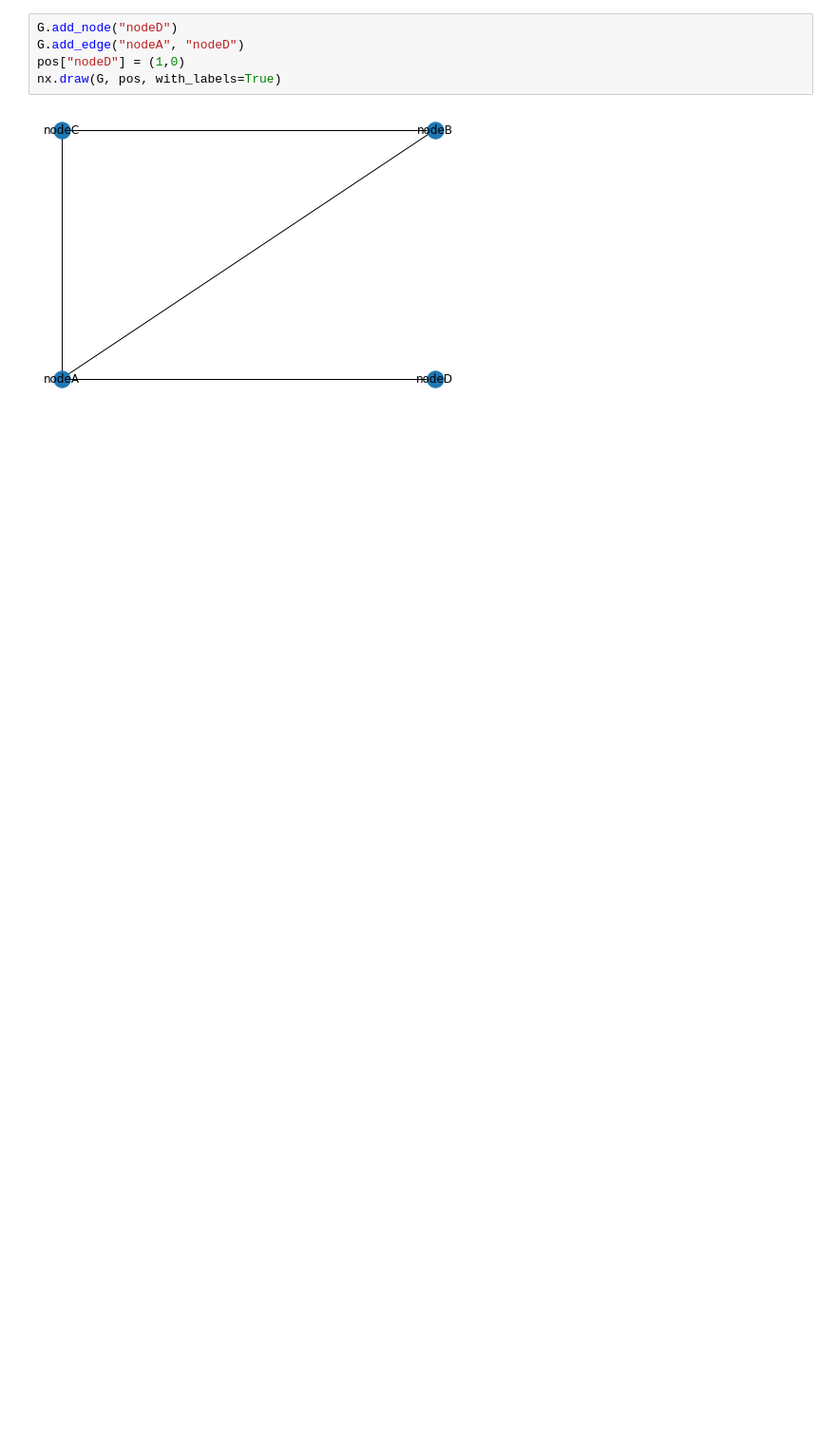
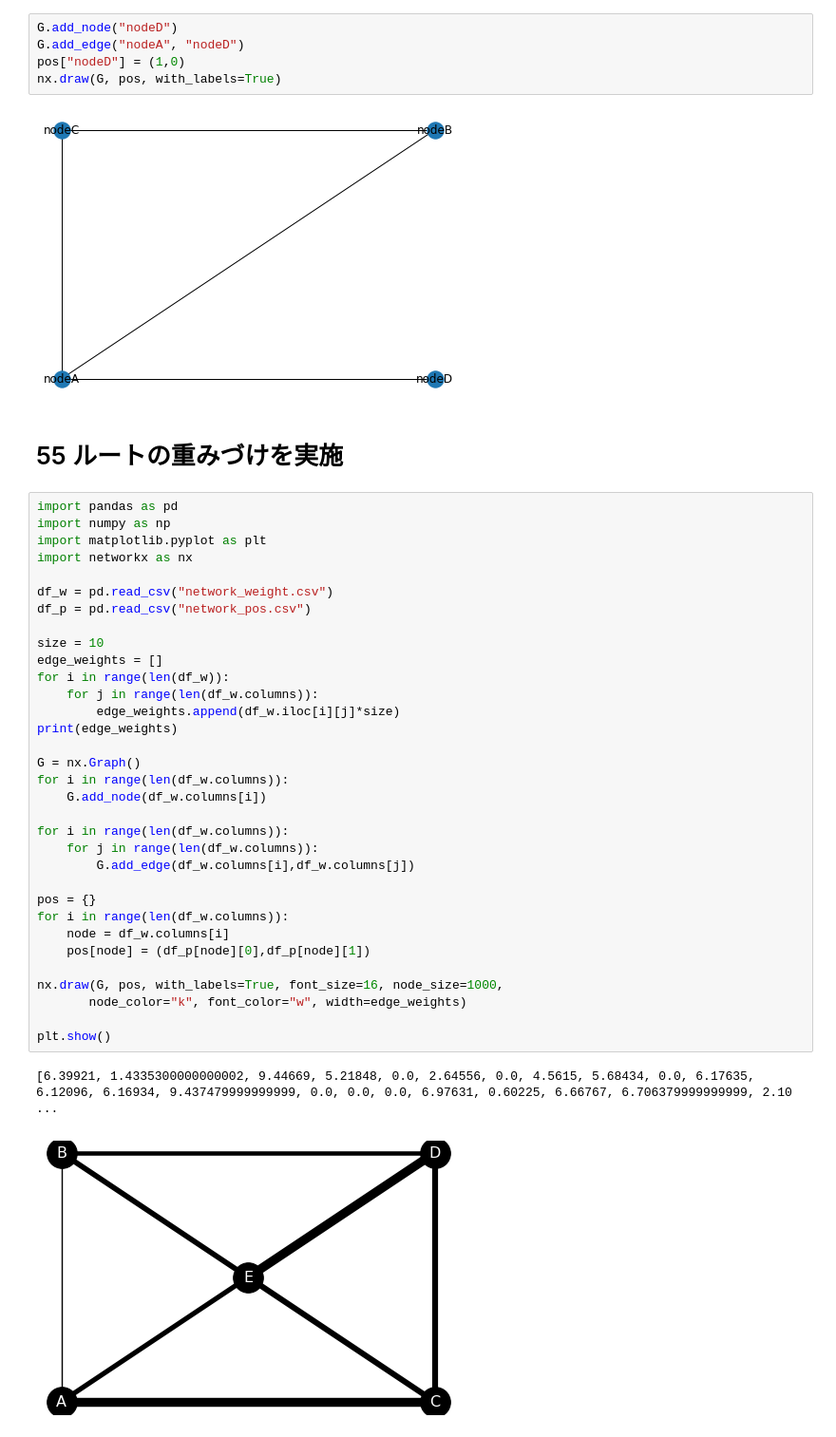
Before and after one commit to letitride/PandasDataAnalyze, a Jupyter notebook: chapter06/ch06.ipynb, the cells around one changed output. Shown at 95% size. Saved outputs shown, nothing was run; the diff lists cells and outputs as text; blank space fills up the shorter version.

```diff
--- a/chapter06/ch06.ipynb
+++ b/chapter06/ch06.ipynb
@@ -165,3 +165,41 @@ pos["nodeD"] = (1,0)
 nx.draw(G, pos, with_labels=True)
 # %% [output]
 [figure]
+# %% [markdown]
+# 55 ルートの重みづけを実施
+# %%
+import pandas as pd
+import numpy as np
+import matplotlib.pyplot as plt
+import networkx as nx
+
+df_w = pd.read_csv("network_weight.csv")
+df_p = pd.read_csv("network_pos.csv")
+
+size = 10
+edge_weights = []
+for i in range(len(df_w)):
+    for j in range(len(df_w.columns)):
+        edge_weights.append(df_w.iloc[i][j]*size)
+print(edge_weights)
+
+G = nx.Graph()
+for i in range(len(df_w.columns)):
+    G.add_node(df_w.columns[i])
+
+for i in range(len(df_w.columns)):
+    for j in range(len(df_w.columns)):
+        G.add_edge(df_w.columns[i],df_w.columns[j])
+
+pos = {}
+for i in range(len(df_w.columns)):
+    node = df_w.columns[i]
+    pos[node] = (df_p[node][0],df_p[node][1])
+
+nx.draw(G, pos, with_labels=True, font_size=16, node_size=1000,
+       node_color="k", font_color="w", width=edge_weights)
+
+plt.show()
+# %% [output]
+[6.39921, 1.4335300000000002, 9.44669, 5.21848, 0.0, 2.64556, 0.0, 4.5615, 5.68434, 0.0, 6.17635, 6.12096, 6.16934, 9.437479999999999, 0.0, 0.0, 0.0, 6.97631, 0.60225, 6.66767, 6.706379999999999, 2.10 ...
+[figure, added]
```
Also changed, not shown: parts of 3 cells of this notebook, 2 other files.
